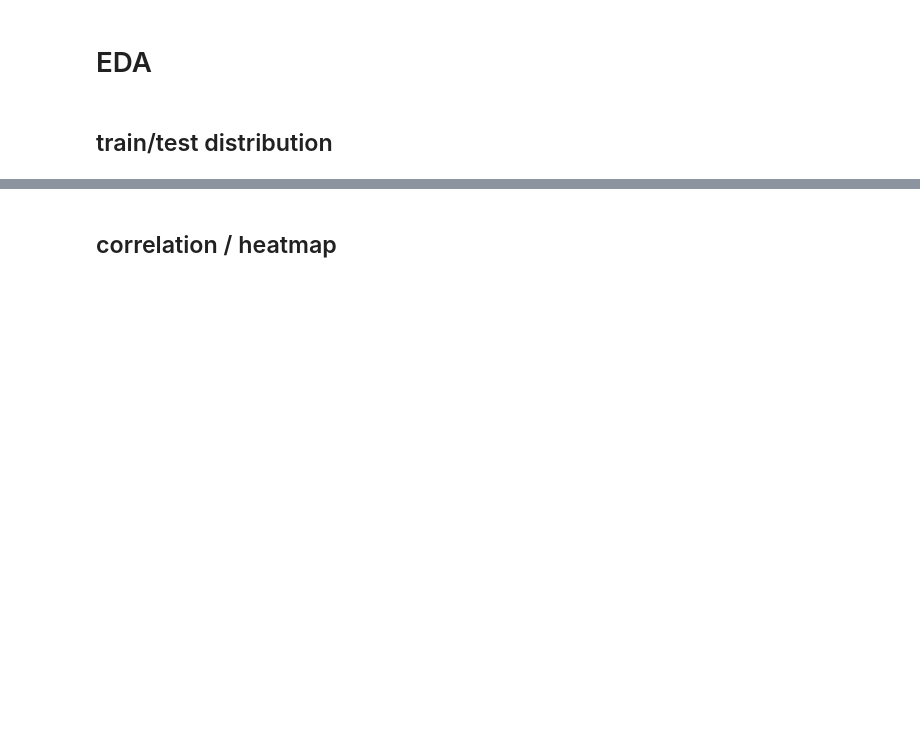
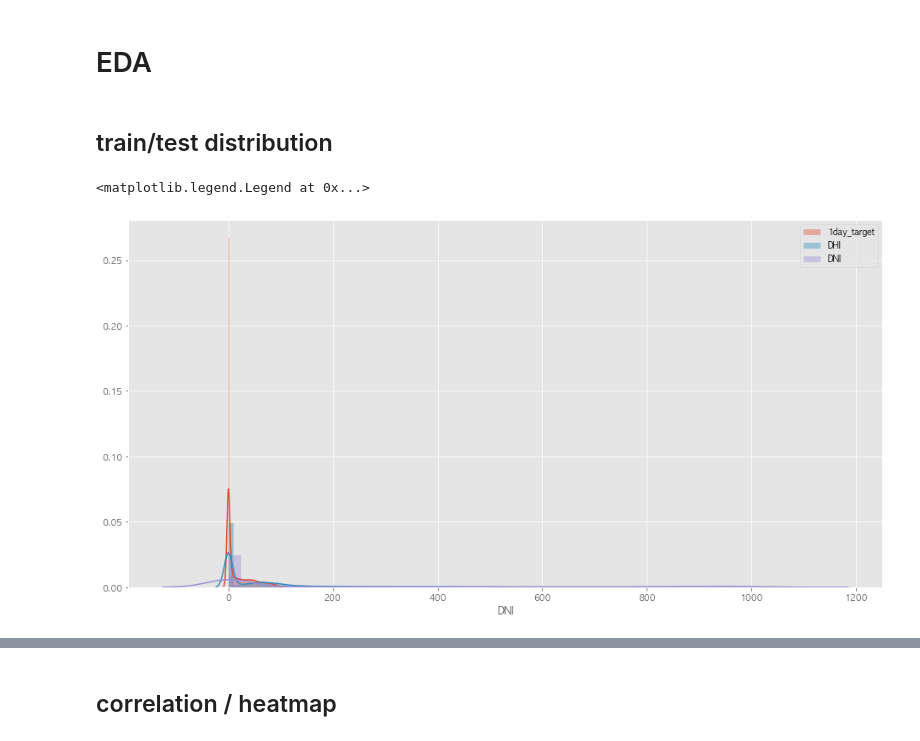
Before and after one commit to minyong-shin/Domestic-competiton, a Jupyter notebook: Competition - 7. 태양광 발전량 예측 AI 경진대회/태양광 발전량 예측 - 예측 데이터셋 구축.ipynb, the cells around one changed output, grey strips where cells are left out. Drawn from its saved outputs; the diff is of its cells as text; code cells hidden in the pictures; blank space fills up the shorter version.

```diff
--- a/Competition - 7. 태양광 발전량 예측 AI 경진대회/태양광 발전량 예측 - 예측 데이터셋 구축.ipynb
+++ b/Competition - 7. 태양광 발전량 예측 AI 경진대회/태양광 발전량 예측 - 예측 데이터셋 구축.ipynb
@@ -201,3 +74,12 @@ df_train_day23 = base_preprocess(train, -96, -144)
 # %%
 # train, test distribution 체크
 # 체크해본 결과 특정 변수들에서 분포가 다른 부분들이 존재
+# %%
+sns.distplot(df_train['1day_after_target'], label = '1day_target')
+# sns.distplot(df_train['T'], label = 'T')
+sns.distplot(df_train['DHI'], label = 'DHI')
+sns.distplot(df_train['DNI'], label = 'DNI')
+plt.legend()
+# %% [output]
+<matplotlib.legend.Legend at 0x...>
+[figure, added]
```
Also changed, not shown: parts of 38 cells of this notebook, 13 other files.
